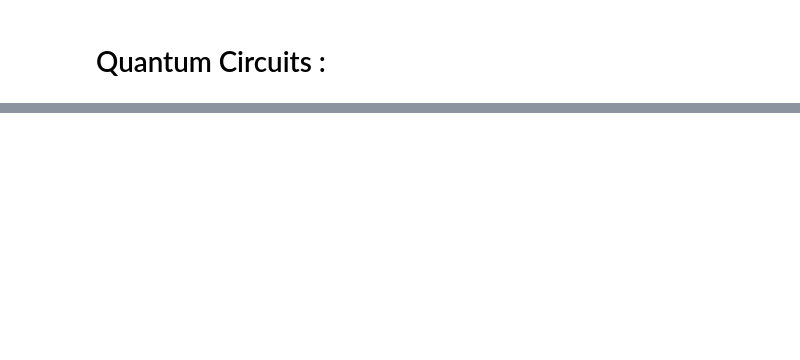
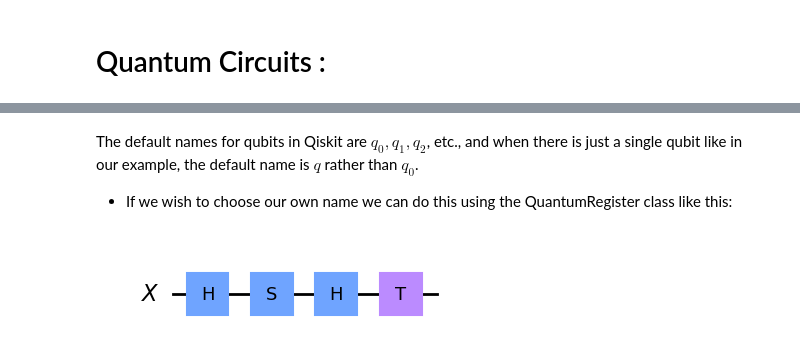
Before and after one commit to PavanCyborg/Qiskit-Notes, a Jupyter notebook: Quantum Computing Full.ipynb, the cells around one changed output, grey strips where cells are left out. Cells and saved outputs as stored; diff of their text form; code cells hidden in the pictures; blank space fills up the shorter version.

```diff
--- a/Quantum Computing Full.ipynb
+++ b/Quantum Computing Full.ipynb
@@ -4193,0 +4295,16 @@ $$ |001\rangle$$
+# %% [markdown]
+The default names for qubits in Qiskit are $q_0,q_1,q_2$, etc., and when there is just a single qubit like in our example, the default name is $q$ rather than $q_0$.
+
+- If we wish to choose our own name we can do this using the QuantumRegister class like this:
+# %%
+X = QuantumRegister(1, "X") #1st Parameter for number of Qubits, 2nd for assigning a name to the Qubits
+circuit = QuantumCircuit(X)
+
+circuit.h(X)
+circuit.s(X)
+circuit.h(X)
+circuit.t(X)
+
+display(circuit.draw("mpl")) #mpl is used to print the circuit with help of matplotlib (can be ignored if needed)
+# %% [output]
+[figure, added]
```
Also changed, not shown: parts of 48 cells of this notebook, 20 other files.
